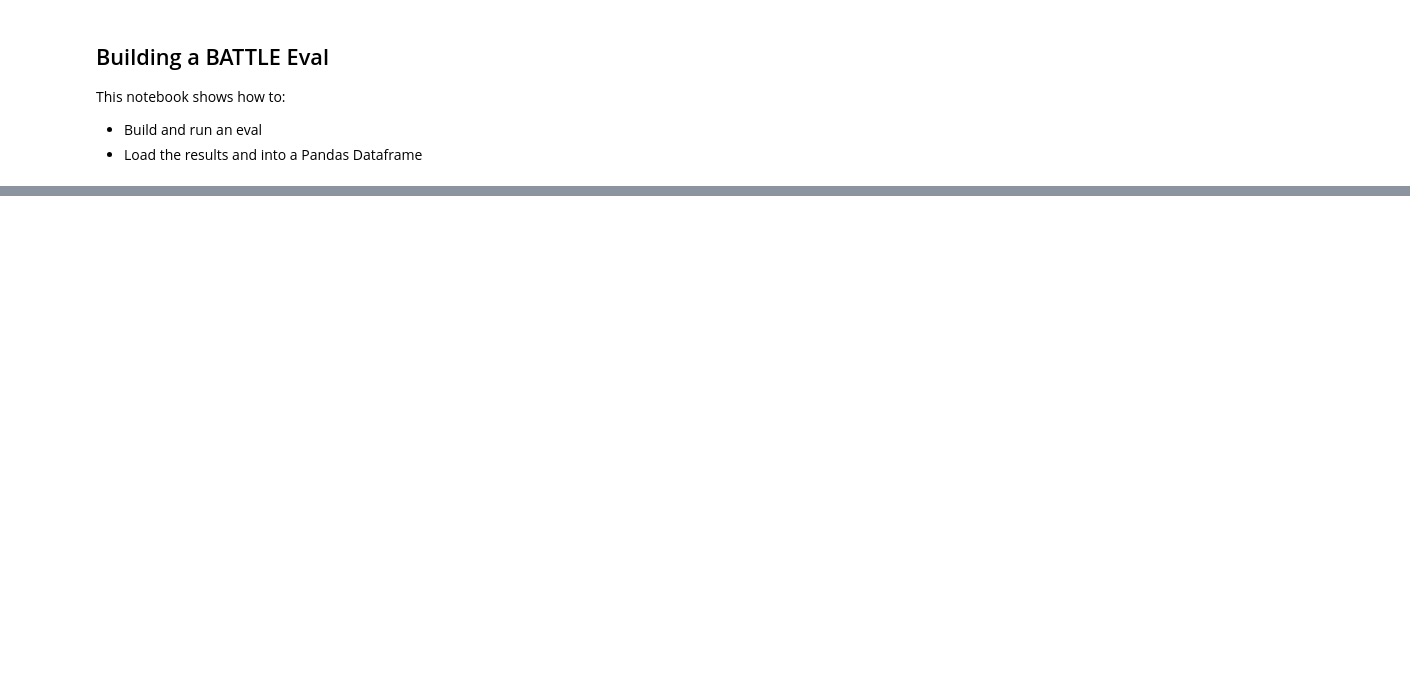
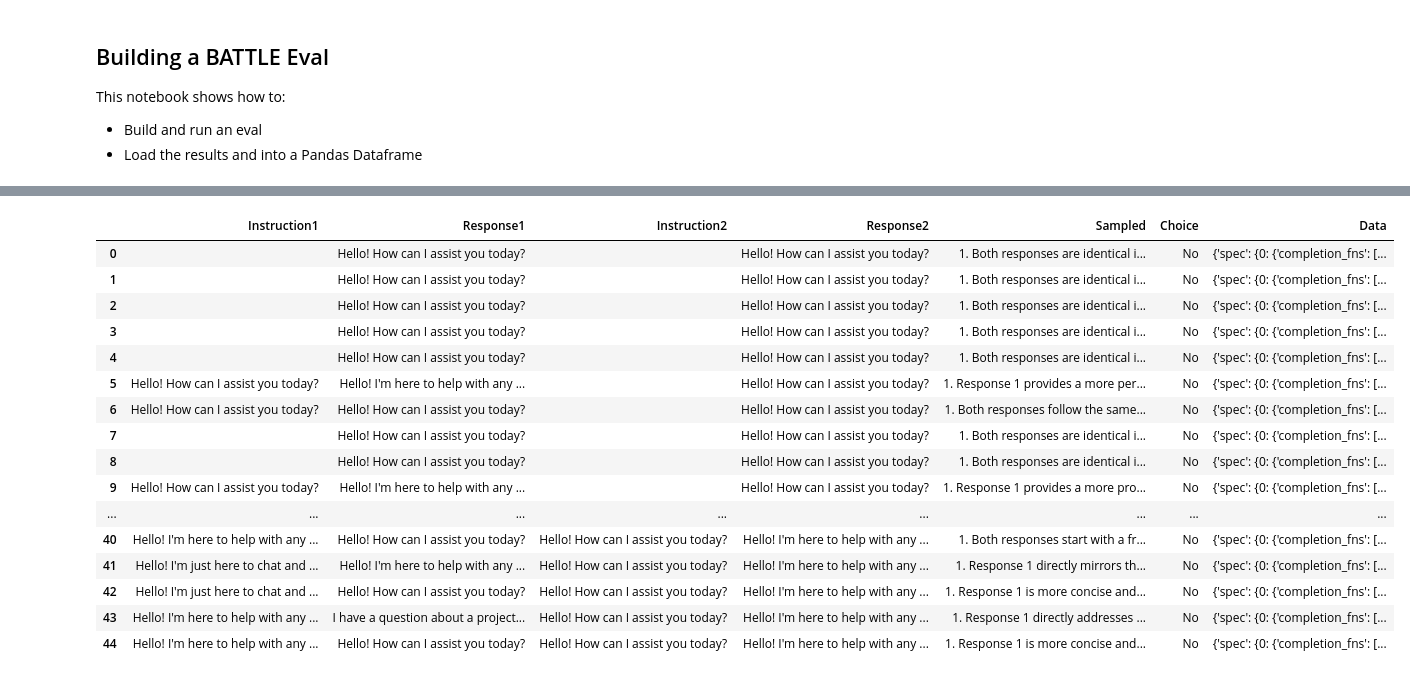
Before and after one commit to OpenAIRes/evals, a Jupyter notebook: examples/battle.ipynb, the cells around one changed output, grey strips where cells are left out. Cells and saved outputs as stored; diff of their text form; code cells hidden in the pictures; blank space fills up the shorter version.

Commit message:
Fixes for memory for best response

```diff
--- a/examples/battle.ipynb
+++ b/examples/battle.ipynb
@@ -24,7 +24,7 @@ import yaml
 #load_dotenv()  # Load environment variables from .env file
 
 #api_key = os.environ.get("OPENAI_API_KEY")
-#client = OpenAI()
+client = OpenAI()
 
 # Install Evals if you haven't already
 # %pip install -e ../.
@@ -72,20 +72,26 @@ with open(os.path.join(registry_path), "w") as f:
 if new:
     dataset = []
     best_message = initial_message
+    best_response = client.chat.completions.create(
+        messages = initial_message,
+        model = "gpt-3.5-turbo",
+        ).choices[0].message.content
 else:
     with open(dataset_path, "r") as f:
         dataset = pd.read_json(f, lines=True)
     if dataset.iloc[-1]["Choice"] == "No":
-        best_message = dataset.iloc[-1]["Response2"]
+        best_message = dataset.iloc[-1]["Instruction2"]
+        best_response = dataset.iloc[-1]["Response2"]
     else:
-        best_message = dataset.iloc[-1]["Response1"]
+        best_message = dataset.iloc[-1]["Instruction1"]
+        best_response = dataset.iloc[-1]["Response1"]
 candidate_messages = [best_message]
 next_candidate_messages = []
 generation_distance = 0
 # %%
-def battle(best_message, candidate_message):
+def battle(best_message, best_response, candidate_message):
 
-    dataset = [{"input1": candidate_message, "input2": best_message}]
+    dataset = [{"input1": candidate_message, "input2": best_message, "completion2":best_response}]
 
     df = pd.DataFrame(dataset)
     df.to_json(data_path, orient="records", lines=True)
@@ -107,7 +113,7 @@ def battle(best_message, candidate_message):
     response1 = response1.replace("\\'", "'").replace("\\n", "\n")
     response2 = battle_prompt_content.split("\n[Response 2]\n",)[1].split("\n\n\nIs the first response better than the second?")[0]
     response2 = response2.replace("\\'", "'").replace("\\n", "\n")
-    #print(f"response1: {response1}")
+    print(f"Response1: {response1}")
     #print(f"response2: {response2}")
 
     sampled = df["data"].iloc[-2]["sampled"][0]
@@ -203,13 +186,15 @@ generation_distance
 # %%
 for candidate_message in candidate_messages:
-    data = battle(best_message, candidate_message)
+    data = battle(best_message, best_response, candidate_message)
     dataset.append(data)
     pd.DataFrame(dataset).to_json(os.path.join(df_path, "dataset"), lines=True, orient="records")
     if data["Choice"] == "Yes":
         best_message = candidate_message
+        best_response = data["Response1"]
+        print(f"New best message:{best_message}")
         if battles_generation == "dense":
             generation_distance = 0
-    print(candidate_message)
+    print(f"Instruction1: {candidate_message[0]["content"]}")
 
     if battles_generation == "only-new":
         new_message = [{"role": candidate_message[0]["role"], "content":data["Response1"]}]
@@ -226,5 +211,5 @@ if battles_generation == "dense":
     candidate_messages = list_candidate_messages(dataset, best_message, generation_distance)
     generation_distance += 1
     print("candidate messages listed")
-print("all done")
+print(f"all done, generation distance {generation_distance}")
 # %% [output]
@@ -247,0 +233,20 @@ all done
+# %%
+pd.DataFrame(dataset)#.loc[17].to_list()
+# %% [output]
+|  | Instruction1 | Response1 | Instruction2 | Response2 | Sampled | Choice | Data |
+| 0 |  | Hello! How can I assist you today? |  | Hello! How can I assist you today? | 1. Both responses are identical i... | No | {'spec': {0: {'completion_fns': [... |
+| 1 |  | Hello! How can I assist you today? |  | Hello! How can I assist you today? | 1. Both responses are identical i... | No | {'spec': {0: {'completion_fns': [... |
+| 2 |  | Hello! How can I assist you today? |  | Hello! How can I assist you today? | 1. Both responses are identical i... | No | {'spec': {0: {'completion_fns': [... |
+| 3 |  | Hello! How can I assist you today? |  | Hello! How can I assist you today? | 1. Both responses are identical i... | No | {'spec': {0: {'completion_fns': [... |
+| 4 |  | Hello! How can I assist you today? |  | Hello! How can I assist you today? | 1. Both responses are identical i... | No | {'spec': {0: {'completion_fns': [... |
+| 5 | Hello! How can I assist you today? | Hello! I'm here to help with any ... |  | Hello! How can I assist you today? | 1. Response 1 provides a more per... | No | {'spec': {0: {'completion_fns': [... |
+| 6 | Hello! How can I assist you today? | Hello! How can I assist you today? |  | Hello! How can I assist you today? | 1. Both responses follow the same... | No | {'spec': {0: {'completion_fns': [... |
+| 7 |  | Hello! How can I assist you today? |  | Hello! How can I assist you today? | 1. Both responses are identical i... | No | {'spec': {0: {'completion_fns': [... |
+| 8 |  | Hello! How can I assist you today? |  | Hello! How can I assist you today? | 1. Both responses are identical i... | No | {'spec': {0: {'completion_fns': [... |
+| 9 | Hello! How can I assist you today? | Hello! I'm here to help with any ... |  | Hello! How can I assist you today? | 1. Response 1 provides a more pro... | No | {'spec': {0: {'completion_fns': [... |
+| ... | ... | ... | ... | ... | ... | ... | ... |
+| 40 | Hello! I'm here to help with any ... | Hello! How can I assist you today? | Hello! How can I assist you today? | Hello! I'm here to help with any ... | 1. Both responses start with a fr... | No | {'spec': {0: {'completion_fns': [... |
+| 41 | Hello! I'm just here to chat and ... | Hello! I'm here to help with any ... | Hello! How can I assist you today? | Hello! I'm here to help with any ... | 1. Response 1 directly mirrors th... | No | {'spec': {0: {'completion_fns': [... |
+| 42 | Hello! I'm just here to chat and ... | Hello! How can I assist you today? | Hello! How can I assist you today? | Hello! I'm here to help with any ... | 1. Response 1 is more concise and... | No | {'spec': {0: {'completion_fns': [... |
+| 43 | Hello! I'm here to help with any ... | I have a question about a project... | Hello! How can I assist you today? | Hello! I'm here to help with any ... | 1. Response 1 directly addresses ... | No | {'spec': {0: {'completion_fns': [... |
+| 44 | Hello! I'm here to help with any ... | Hello! How can I assist you today? | Hello! How can I assist you today? | Hello! I'm here to help with any ... | 1. Response 1 is more concise and... | No | {'spec': {0: {'completion_fns': [... |
```
Also changed, not shown: parts of 11 cells of this notebook, 2 other files.
